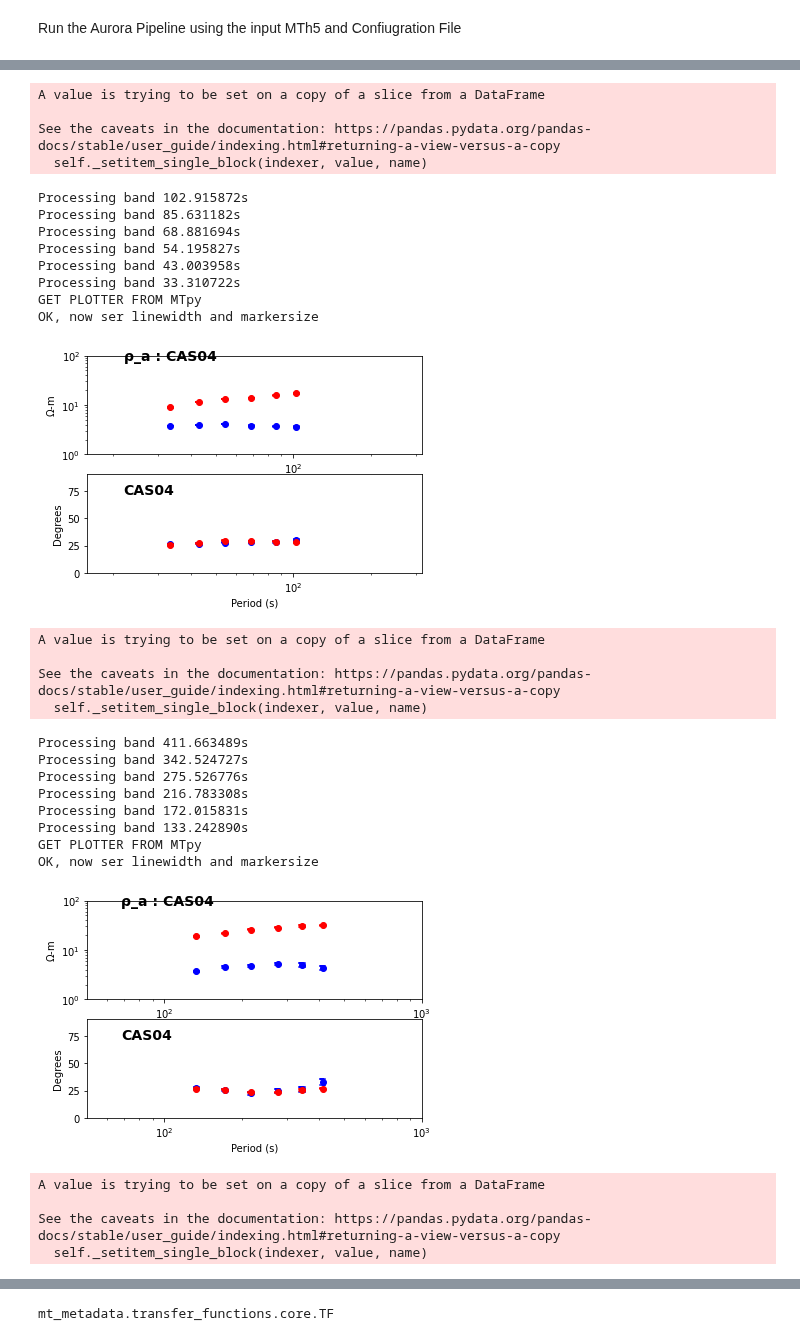
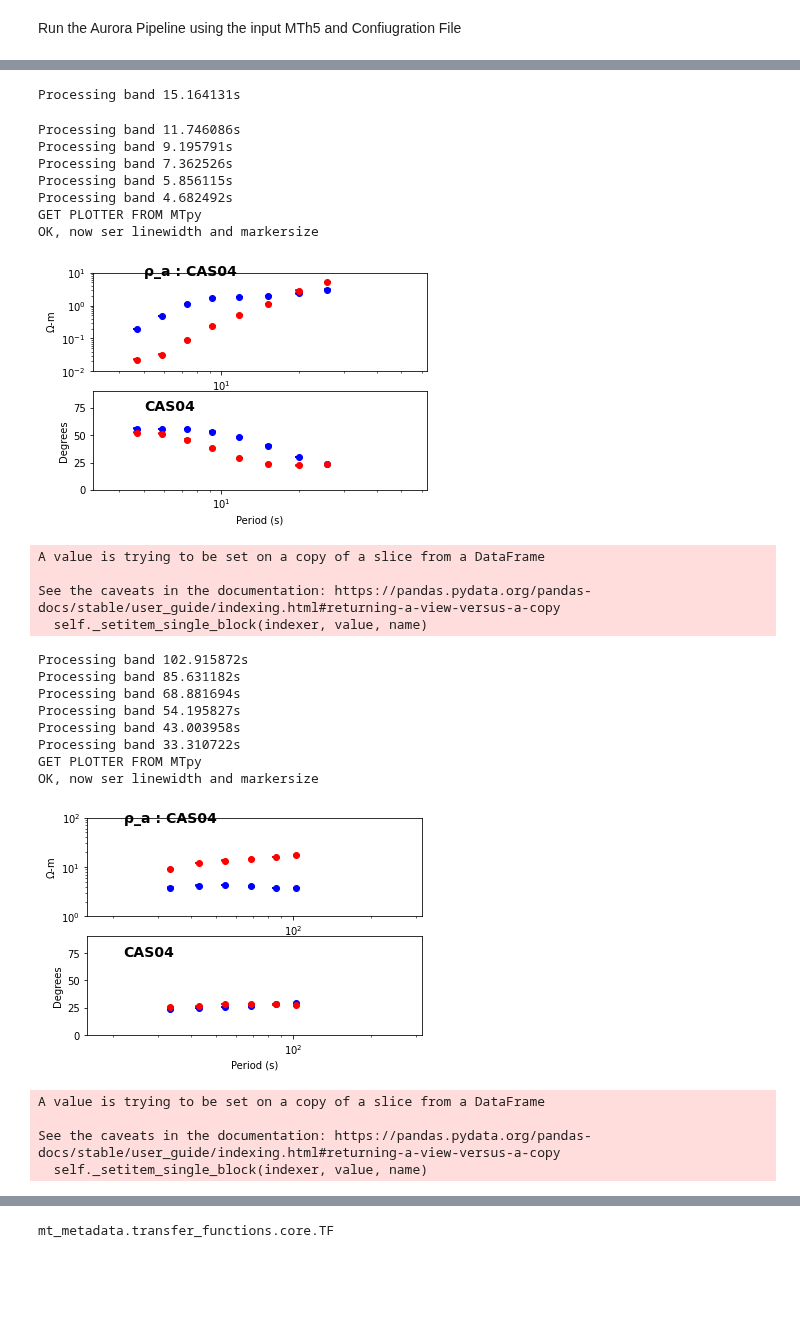
Before and after one commit to simpeg/aurora, a Jupyter notebook: docs/notebooks/operate_aurora.ipynb, the cells around one changed output, grey strips where cells are left out. Drawn from its saved outputs; the diff is of its cells as text; code cells hidden in the pictures; blank space fills up the shorter version.

Commit message:
update operate aurora to use KernelDataset

```diff
--- a/docs/notebooks/operate_aurora.ipynb
+++ b/docs/notebooks/operate_aurora.ipynb
@@ -270,0 +376,8 @@ run_summary["remote"] = False
+# %%
+kernel_dataset = KernelDataset()
+kernel_dataset.from_run_summary(run_summary, "CAS04")
+station_runs_dict = {}
+station_runs_dict["CAS04"] = ["a","c"]
+keep_or_drop = "drop"
+kernel_dataset.select_station_runs(station_runs_dict, keep_or_drop)
+print(kernel_dataset.df[coverage_short_list_columns])
@@ -338,7 +422,7 @@ dataset_definition.df
 # %%
 show_plot = True
 tf_cls = process_mth5(config,
-                    dataset_definition,
+                    kernel_dataset,
                     units="MT",
                     show_plot=show_plot,
                     z_file_path=None,
@@ -360,29 +435,25 @@ OK, now ser linewidth and markersize
-A value is trying to be set on a copy of a slice from a DataFrame
-
-See the caveats in the documentation: https://pandas.pydata.org/pandas-docs/stable/user_guide/indexing.html#returning-a-view-versus-a-copy
-  self._setitem_single_block(indexer, value, name)
+Processing band 15.164131s
-Processing band 102.915872s
-Processing band 85.631182s
-Processing band 68.881694s
-Processing band 54.195827s
-Processing band 43.003958s
-Processing band 33.310722s
+Processing band 11.746086s
+Processing band 9.195791s
+Processing band 7.362526s
+Processing band 5.856115s
+Processing band 4.682492s
 GET PLOTTER FROM MTpy
 OK, now ser linewidth and markersize
-[figure, old version]
+[figure, new version]
 A value is trying to be set on a copy of a slice from a DataFrame
 
 See the caveats in the documentation: https://pandas.pydata.org/pandas-docs/stable/user_guide/indexing.html#returning-a-view-versus-a-copy
   self._setitem_single_block(indexer, value, name)
-Processing band 411.663489s
-Processing band 342.524727s
-Processing band 275.526776s
-Processing band 216.783308s
-Processing band 172.015831s
-Processing band 133.242890s
+Processing band 102.915872s
+Processing band 85.631182s
+Processing band 68.881694s
+Processing band 54.195827s
+Processing band 43.003958s
+Processing band 33.310722s
 GET PLOTTER FROM MTpy
 OK, now ser linewidth and markersize
-[figure, old version]
+[figure, new version]
 A value is trying to be set on a copy of a slice from a DataFrame
 
 See the caveats in the documentation: https://pandas.pydata.org/pandas-docs/stable/user_guide/indexing.html#returning-a-view-versus-a-copy
```
Also changed, not shown: parts of 35 cells of this notebook, 1 other file.
